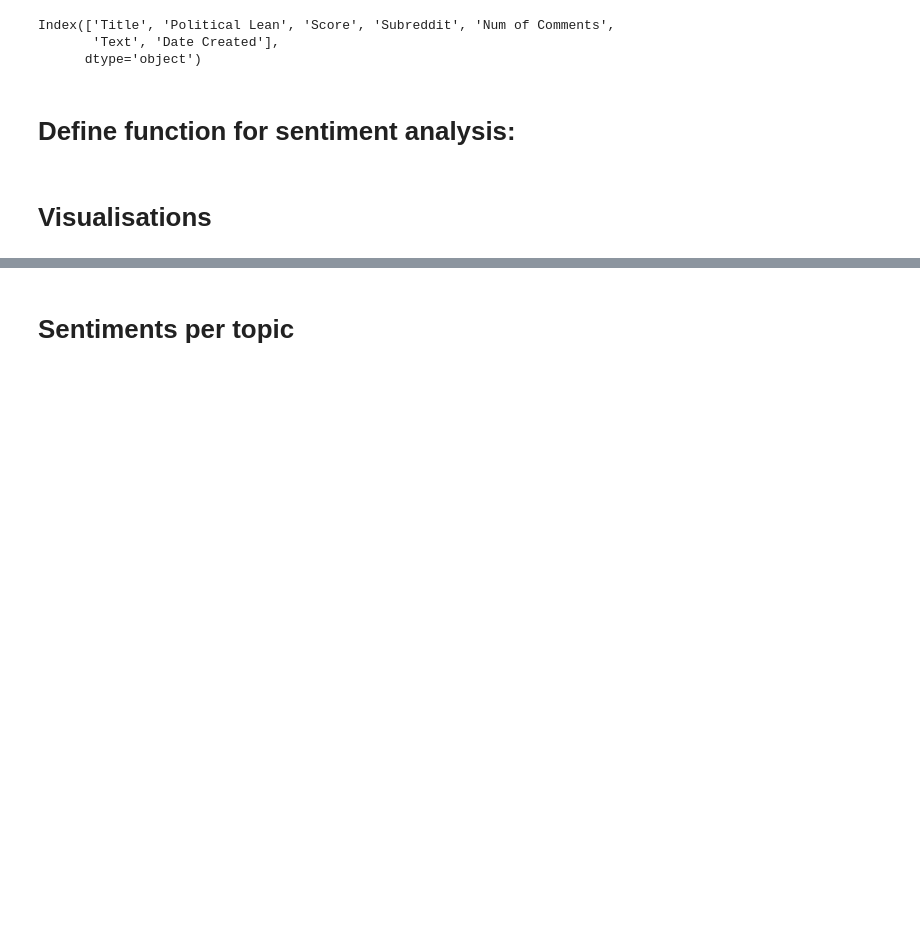
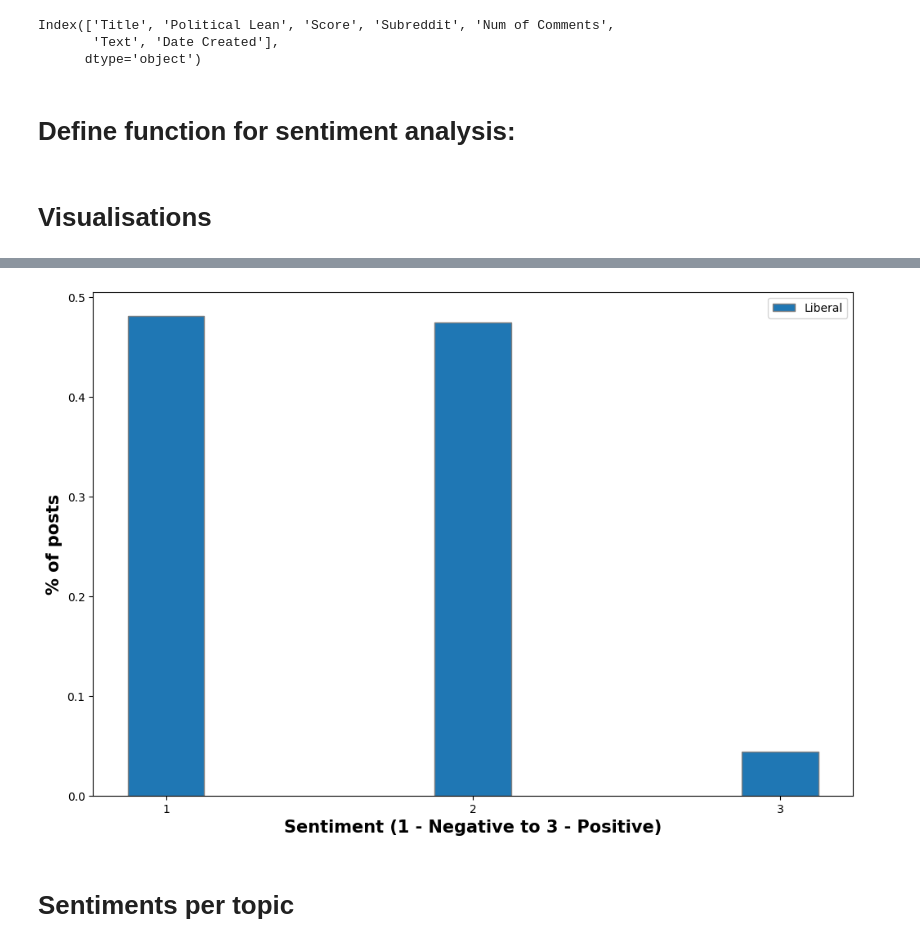
Before and after one commit to nathanaelambert/ConservativesLiberals, a Jupyter notebook: sentiment_analysis.ipynb, the cells around one changed output, grey strips where cells are left out. Saved outputs shown, nothing was run; the diff lists cells and outputs as text; code cells hidden in the pictures; blank space fills up the shorter version.

```diff
--- a/sentiment_analysis.ipynb
+++ b/sentiment_analysis.ipynb
@@ -128,3 +143,30 @@ After performing chi2 analysis, we find a p-value of 0.0
+# %%
+subreddit = "Liberal"
+
+
+num_posts = df.groupby("Subreddit").size()[subreddit]
+sentiments_cat = df[df["Subreddit"] == subreddit].groupby(by="Sentiment").size().to_list()
+
+
+sentiments_cat = sentiments_cat / num_posts
+
+barWidth = 0.25
+fig = plt.subplots(figsize =(12, 8))
+
+br1 = np.arange(len(sentiments_cat))
+
+plt.bar(br1, sentiments_cat, width = barWidth,
+        edgecolor ='grey', label =subreddit)
+
+plt.xlabel('Sentiment (1 - Negative to 3 - Positive)', fontweight ='bold', fontsize = 15)
+plt.ylabel('% of posts', fontweight ='bold', fontsize = 15)
+plt.xticks([r  for r in range(len(sentiments_cat))],
+        ['1', '2', '3'])
+
+plt.legend()
+plt.show()
+# %% [output]
+[figure, added]
 # %% [markdown]
 # Sentiments per topic
 # %%
```
Also changed, not shown: parts of 17 cells of this notebook, 50 other files.
